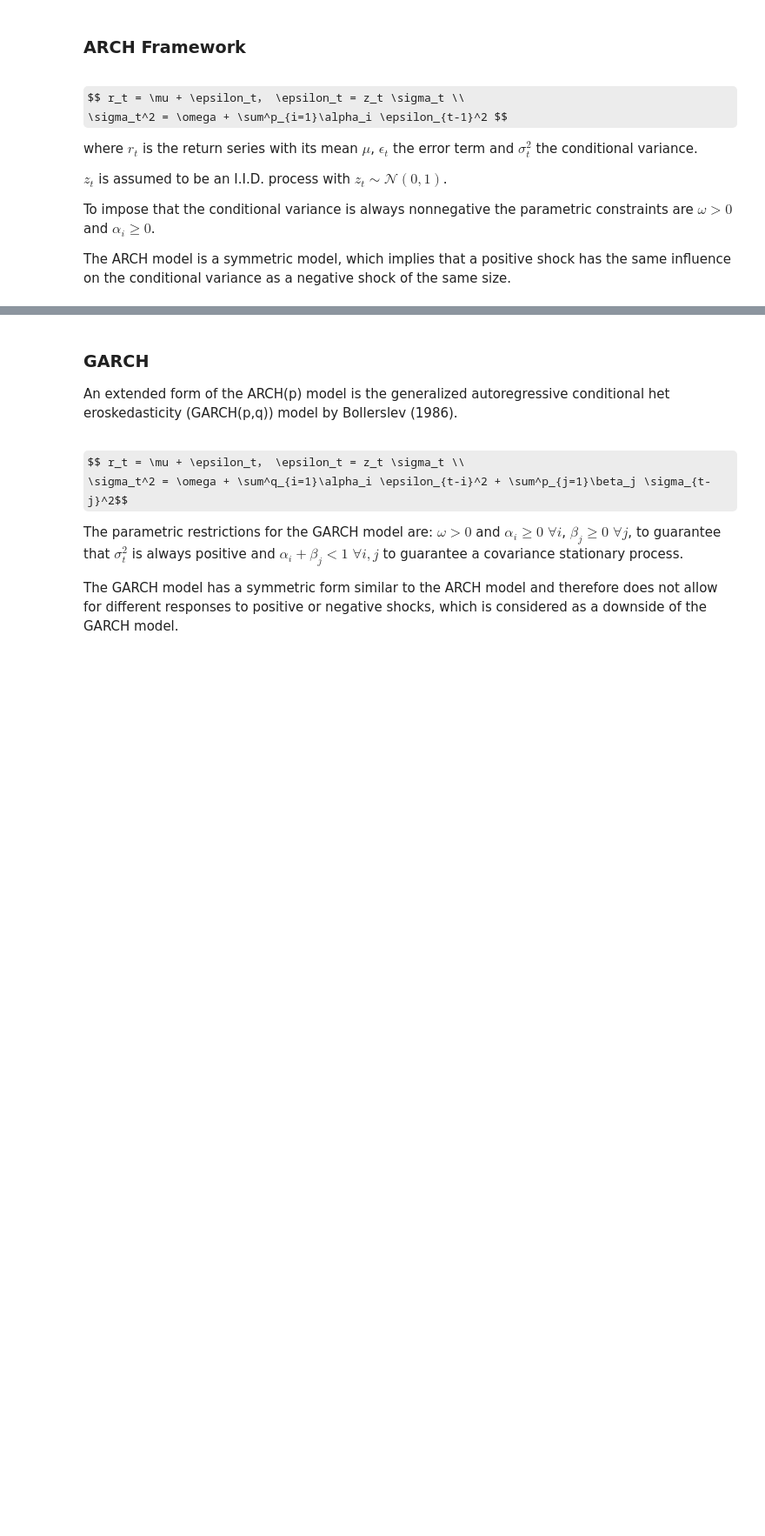
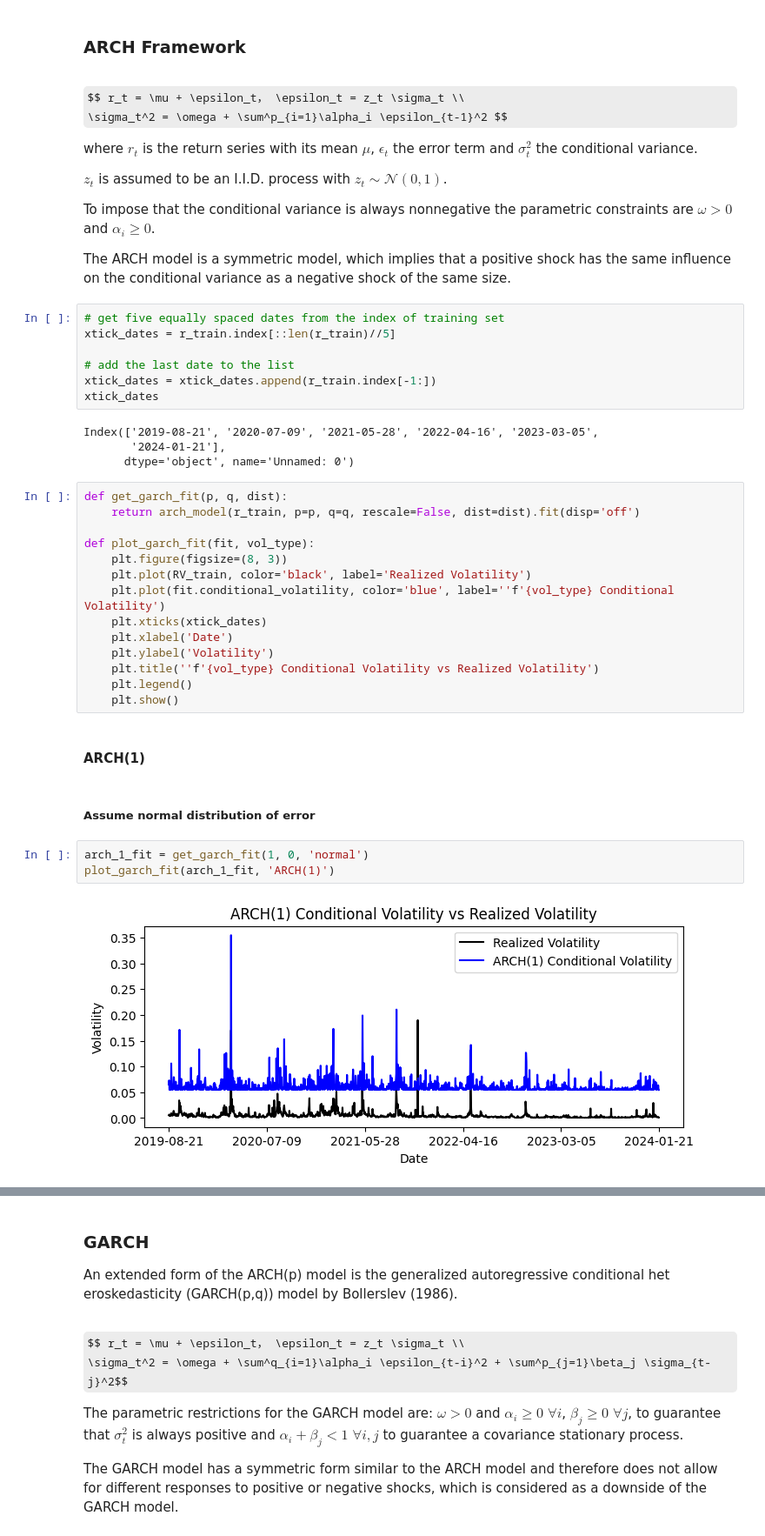
Before and after one commit to kiwi-lemongrass/DSE4101_Individual-Project, a Jupyter notebook: src/GARCH.ipynb, the cells around one changed output, grey strips where cells are left out. Shown: that part at 87% size. Cells and saved outputs as stored; diff of their text form; some formulas as TeX source; blank space fills up the shorter version.

```diff
--- a/src/GARCH.ipynb
+++ b/src/GARCH.ipynb
@@ -57,3 +58,37 @@ $z_t$ is assumed to be an I.I.D. process with $z_t \sim \mathcal{N}(0,1)$.
 To impose that the conditional variance is always nonnegative the parametric constraints are $\omega > 0$ and $\alpha_i \geq 0$.
 
 The ARCH model is a symmetric model, which implies that a positive shock has the same influence on the conditional variance as a negative shock of the same size.
+# %%
+# get five equally spaced dates from the index of training set
+xtick_dates = r_train.index[::len(r_train)//5]
+
+# add the last date to the list
+xtick_dates = xtick_dates.append(r_train.index[-1:])
+xtick_dates
+# %% [output]
+Index(['2019-08-21', '2020-07-09', '2021-05-28', '2022-04-16', '2023-03-05',
+       '2024-01-21'],
+      dtype='object', name='Unnamed: 0')
+# %%
+def get_garch_fit(p, q, dist):
+    return arch_model(r_train, p=p, q=q, rescale=False, dist=dist).fit(disp='off')
+
+def plot_garch_fit(fit, vol_type):
+    plt.figure(figsize=(8, 3))
+    plt.plot(RV_train, color='black', label='Realized Volatility')
+    plt.plot(fit.conditional_volatility, color='blue', label=''f'{vol_type} Conditional Volatility')
+    plt.xticks(xtick_dates)
+    plt.xlabel('Date')
+    plt.ylabel('Volatility')
+    plt.title(''f'{vol_type} Conditional Volatility vs Realized Volatility')
+    plt.legend()
+    plt.show()
+# %% [markdown]
+#### ARCH(1)
+# %% [markdown]
+##### Assume normal distribution of error
+# %%
+arch_1_fit = get_garch_fit(1, 0, 'normal')
+plot_garch_fit(arch_1_fit, 'ARCH(1)')
+# %% [output]
+[figure, added]
```
Also changed, not shown: parts of 9 cells of this notebook, 1 other file.
